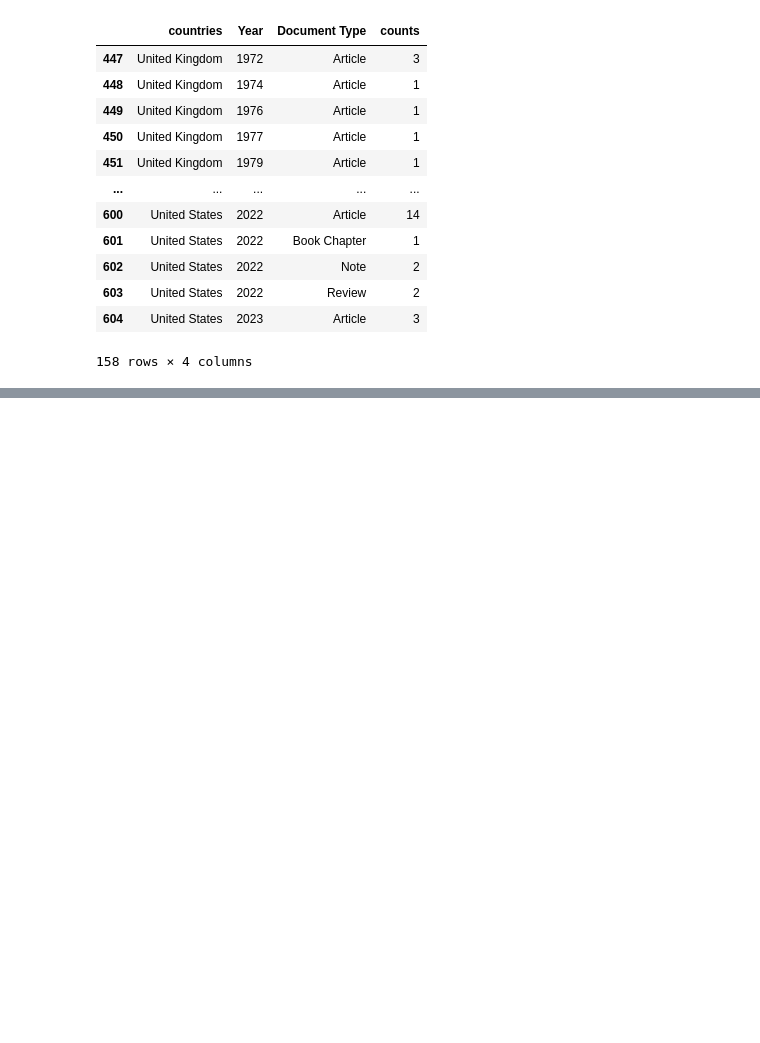
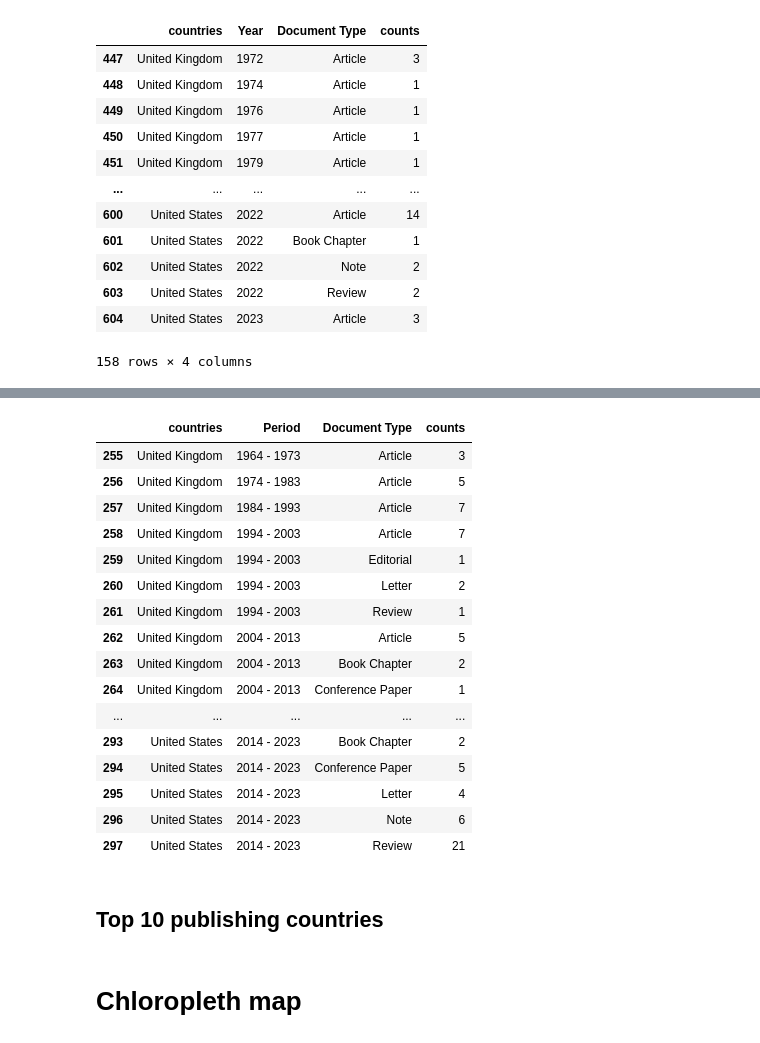
Before and after one commit to msherrif04/OphthoViz, a Jupyter notebook: notebooks/visualizations.ipynb, the cells around one changed output, grey strips where cells are left out. Cells and saved outputs as stored; diff of their text form; code cells hidden in the pictures; blank space fills up the shorter version.

```diff
--- a/notebooks/visualizations.ipynb
+++ b/notebooks/visualizations.ipynb
@@ -43,3 +66,4 @@ df_num_publications = pd.read_csv('../data/processed/publication_count.csv', ind
 # %%
 df_num_publications['counts']=1
-df_num_publications = df_num_publications.groupby(['countries','Year','Document Type'])['countries'].count().reset_index(name='counts')
+df_num_publications_yr = df_num_publications.groupby(['countries','Year','Document Type'])['countries'].count().reset_index(name='counts')
+df_num_publications_yr
@@ -64,0 +161,4 @@ temp_df
+# %%
+df_num_publications['counts']=1
+df_num_publications_dc = df_num_publications.groupby(['countries','Period','Document Type'])['countries'].count().reset_index(name='counts')
+df_num_publications_dc
@@ -64,0 +179,22 @@ temp_df
+# %%
+comp_list=['United Kingdom','United States']
+temp_df = df_num_publications_dc[df_num_publications_dc.countries.isin(comp_list)]
+temp_df
+# %% [output]
+|  | countries | Period | Document Type | counts |
+| 255 | United Kingdom | 1964 - 1973 | Article | 3 |
+| 256 | United Kingdom | 1974 - 1983 | Article | 5 |
+| 257 | United Kingdom | 1984 - 1993 | Article | 7 |
+| 258 | United Kingdom | 1994 - 2003 | Article | 7 |
+| 259 | United Kingdom | 1994 - 2003 | Editorial | 1 |
+| 260 | United Kingdom | 1994 - 2003 | Letter | 2 |
+| 261 | United Kingdom | 1994 - 2003 | Review | 1 |
+| 262 | United Kingdom | 2004 - 2013 | Article | 5 |
+| 263 | United Kingdom | 2004 - 2013 | Book Chapter | 2 |
+| 264 | United Kingdom | 2004 - 2013 | Conference Paper | 1 |
+| ... | ... | ... | ... | ... |
+| 293 | United States | 2014 - 2023 | Book Chapter | 2 |
+| 294 | United States | 2014 - 2023 | Conference Paper | 5 |
+| 295 | United States | 2014 - 2023 | Letter | 4 |
+| 296 | United States | 2014 - 2023 | Note | 6 |
+| 297 | United States | 2014 - 2023 | Review | 21 |
@@ -64,0 +224,4 @@ temp_df
+# %% [markdown]
+## Top 10 publishing countries
+# %% [markdown]
+# Chloropleth map
```
Also changed, not shown: parts of 71 cells of this notebook, 2 other files.
